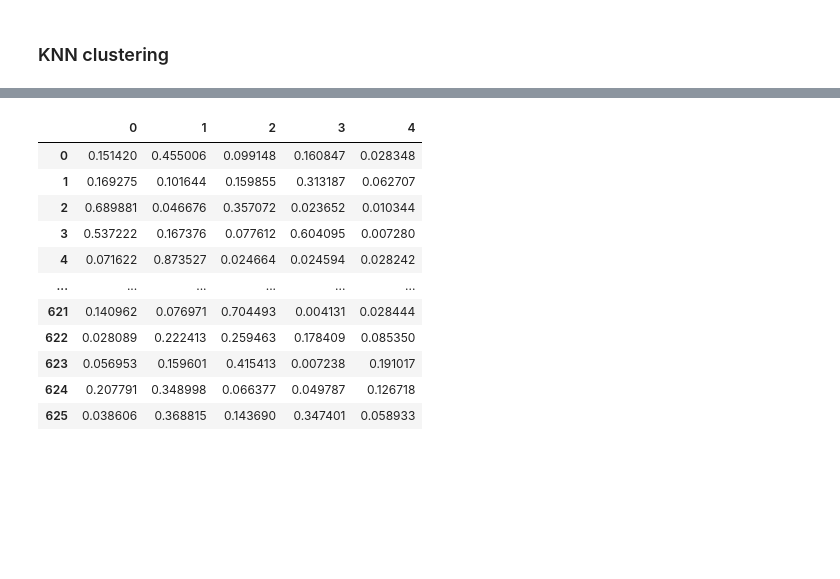
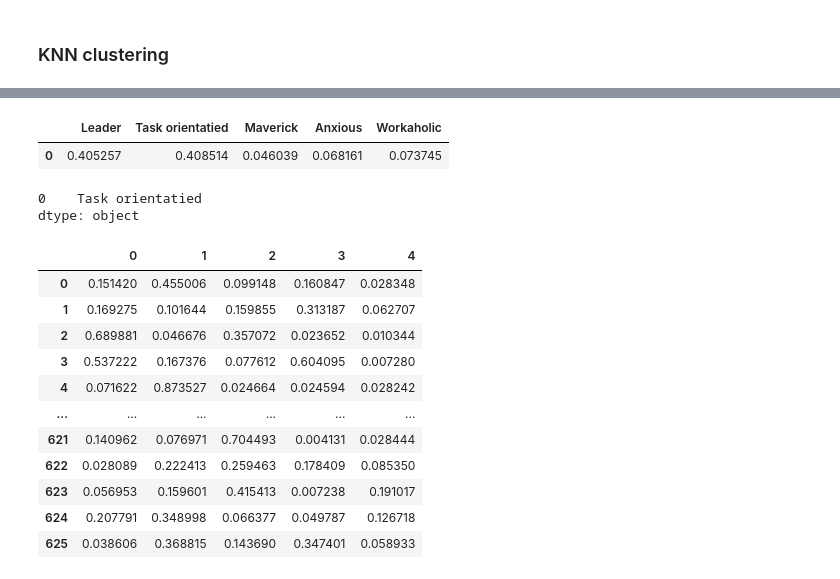
Before and after one commit to lukevano/mri_personality, a Jupyter notebook: notebooks/lv_lewagon_mri.ipynb, the cells around one changed output, grey strips where cells are left out. Drawn from its saved outputs; the diff is of its cells as text; code cells hidden in the pictures; blank space fills up the shorter version.

```diff
--- a/notebooks/lv_lewagon_mri.ipynb
+++ b/notebooks/lv_lewagon_mri.ipynb
@@ -2298,6 +2302,17 @@ f_knn_proba
 | 725 | 0.026449 | 0.629995 | 1.281009e-02 | 2.006973e-02 | 0.627577 |
 | 726 | 0.154398 | 0.124306 | 1.458067e-01 | 9.136822e-02 | 0.059150 |
 727 rows × 5 columns
+# %%
+df_test = pd.DataFrame(f_knn_proba.iloc[0]).T
+df_test
+# %% [output]
+|  | Leader | Task orientatied | Maverick | Anxious | Workaholic |
+| 0 | 0.405257 | 0.408514 | 0.046039 | 0.068161 | 0.073745 |
+# %%
+df_test.idxmax(axis=1)
+# %% [output]
+0    Task orientatied
+dtype: object
 # %%
 m_knn_proba = pd.DataFrame({0: y_pred_m_knn_0_proba,
                             1: y_pred_m_knn_1_proba,
```
Also changed, not shown: parts of 73 cells of this notebook.
